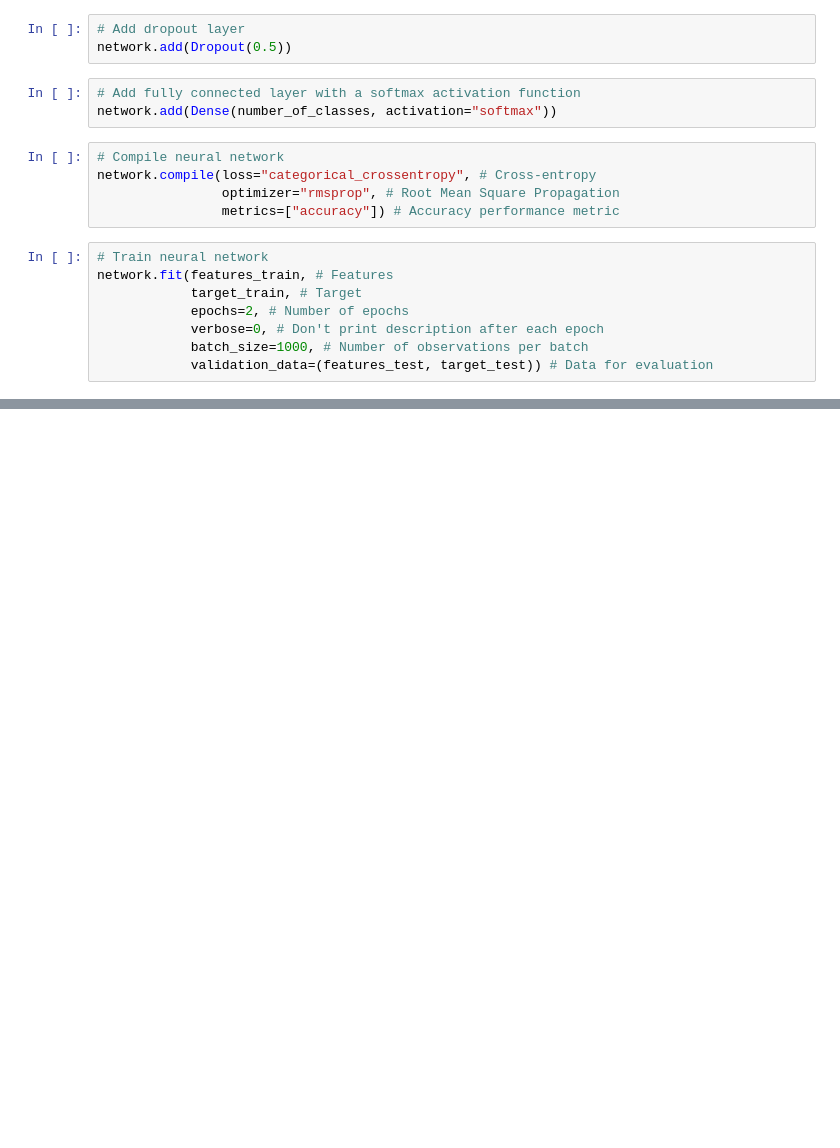
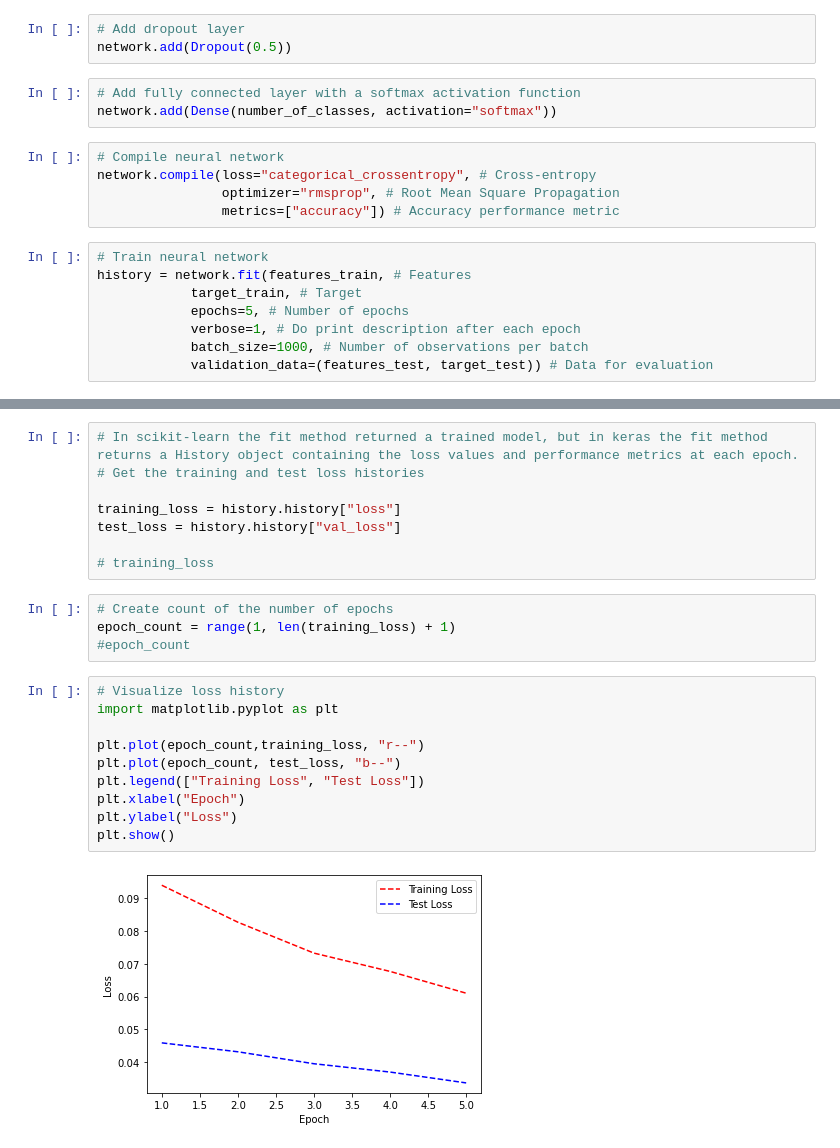
Before and after one commit to samantoz/bu_dsc, a Jupyter notebook: notebooks/DSC550/submitted/ex9.3.3_Image_Classification.ipynb, the cells around one changed output, grey strips where cells are left out. Drawn from its saved outputs; the diff is of its cells as text; blank space fills up the shorter version.

```diff
--- a/notebooks/DSC550/submitted/ex9.3.3_Image_Classification.ipynb
+++ b/notebooks/DSC550/submitted/ex9.3.3_Image_Classification.ipynb
@@ -77,10 +76,10 @@ network.compile(loss="categorical_crossentropy", # Cross-entropy
                 metrics=["accuracy"]) # Accuracy performance metric
 # %%
 # Train neural network
-network.fit(features_train, # Features
+history = network.fit(features_train, # Features
             target_train, # Target
-            epochs=2, # Number of epochs
-            verbose=0, # Don't print description after each epoch
+            epochs=5, # Number of epochs
+            verbose=1, # Do print description after each epoch
             batch_size=1000, # Number of observations per batch
             validation_data=(features_test, target_test)) # Data for evaluation
 # %% [output]
@@ -87,0 +96,24 @@ network.fit(features_train, # Features
+# %%
+# In scikit-learn the fit method returned a trained model, but in keras the fit method returns a History object containing the loss values and performance metrics at each epoch.
+# Get the training and test loss histories
+
+training_loss = history.history["loss"]
+test_loss = history.history["val_loss"]
+
+# training_loss
+# %%
+# Create count of the number of epochs
+epoch_count = range(1, len(training_loss) + 1)
+#epoch_count
+# %%
+# Visualize loss history
+import matplotlib.pyplot as plt
+
+plt.plot(epoch_count,training_loss, "r--")
+plt.plot(epoch_count, test_loss, "b--")
+plt.legend(["Training Loss", "Test Loss"])
+plt.xlabel("Epoch")
+plt.ylabel("Loss")
+plt.show()
+# %% [output]
+[figure, added]
```
Also changed, not shown: parts of 4 cells of this notebook, 3 other files.
